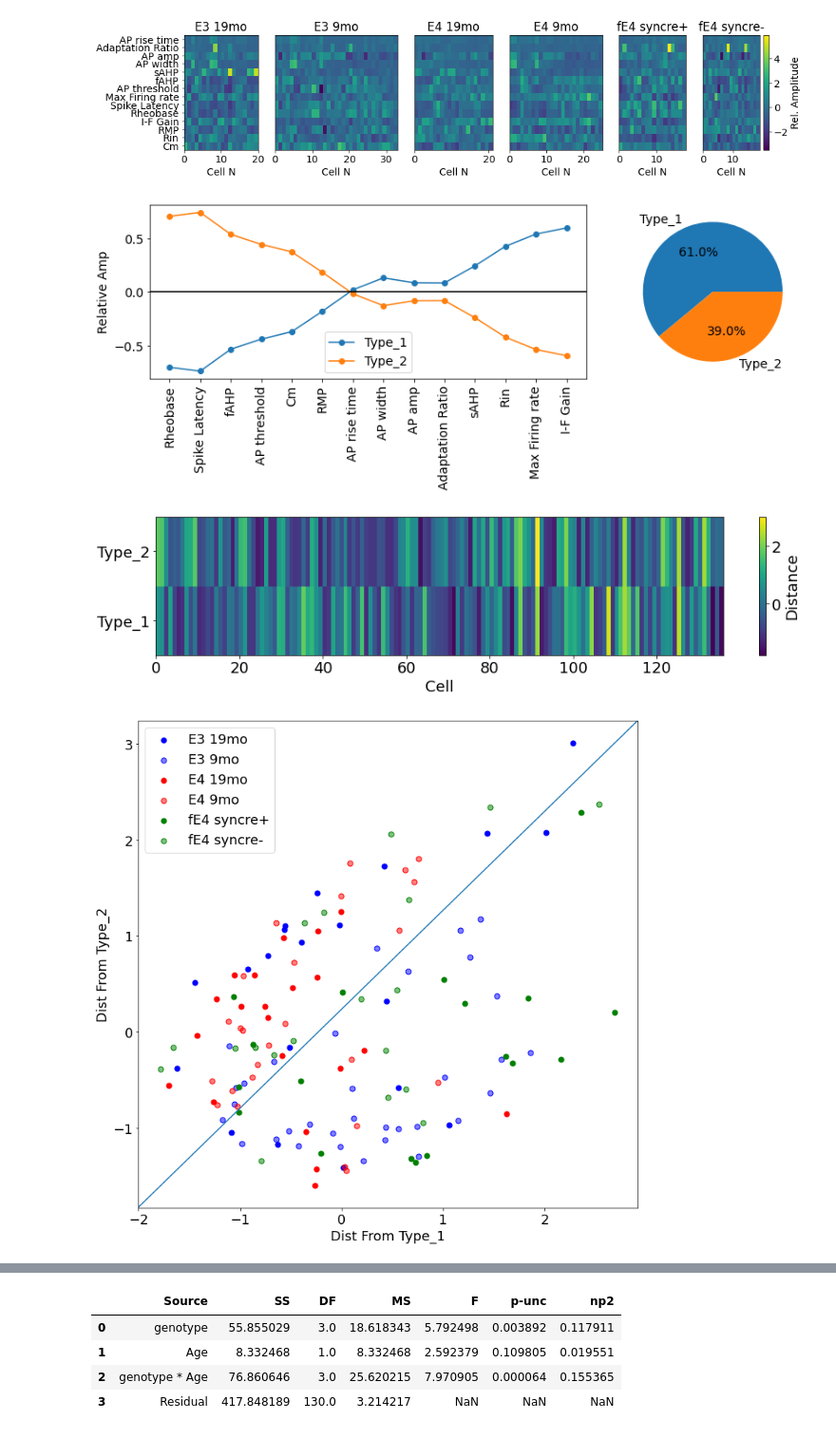
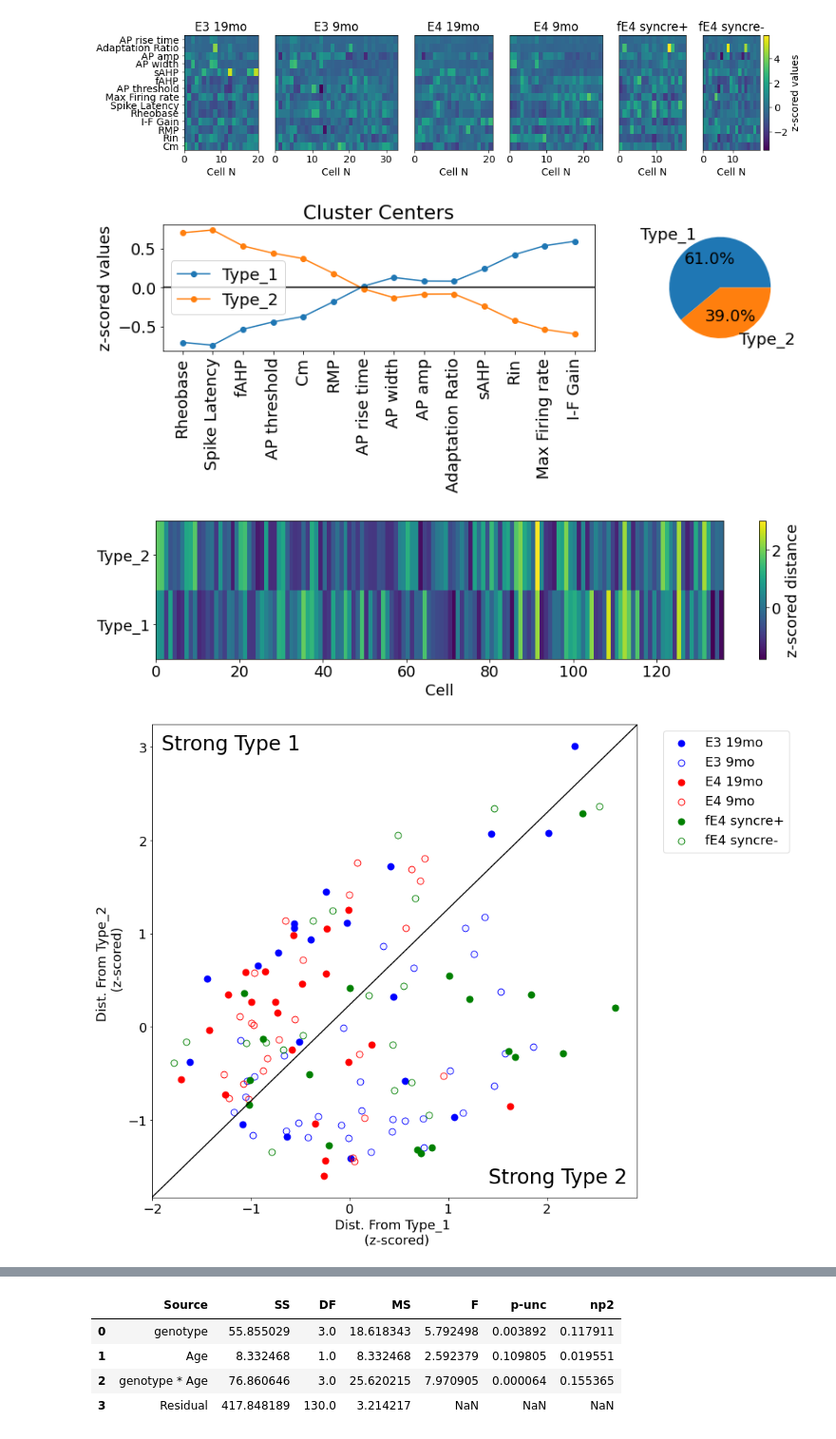
Before and after one commit to dtabuena/ApoE_Data_Clustering, a Jupyter notebook: Cluster_CA3.ipynb, the cells around one changed output, grey strips where cells are left out. Shown at 95% size. Cells and saved outputs as stored; diff of their text form; code cells hidden in the pictures.

```diff
--- a/Cluster_CA3.ipynb
+++ b/Cluster_CA3.ipynb
@@ -122,7 +125,7 @@ colors = [[0, 0, 0, 1], [0, 0, 0, alpha],
           [1, 0, 1, 1], [1, 0, 1, alpha],
           [0, .8, .8, 1], [0, .8, .8, alpha]]
 
-alpha = .5
+alpha = 0
 colors = [[0, 0, 1, 1], [0, 0, 1, alpha],
           [1, 0, 0, 1], [1, 0, 0, alpha],
           [0, 0.5, 0, 1], [0, 0.5, 0, alpha]]
@@ -134,6 +137,7 @@ fig_opt = {'dpi': 300, 'format':'png','bbox_inches':'tight'}
 ['E3 19mo', 'E3 9mo', 'E4 19mo', 'E4 9mo', 'fE4 syncre+', 'fE4 syncre-']
 # %%
 ### raw_data_map
+plt.rcParams.update({'font.size': 14})
 counts = [np.sum( [tt==t for tt in type_list]) for t in uniq_types ]
 fig, ax = plt.subplots(1,num_t,figsize = [15,3],gridspec_kw={'width_ratios': counts})
 
@@ -157,22 +161,34 @@ for ti in range(num_t):
     stop = max(is_type)-3 / len(is_type)
 
 
-plt.colorbar(c, ax=ax[ti],label='Rel. Amplitude')
+plt.colorbar(c, ax=ax[ti],label='z-scored values')
 plt.show()
 fig.savefig('Normalized_Vals_split.'+fig_opt['format'],**fig_opt)
-
-plt.rcParams.update({'font.size': 10})
 # %% [output]
 [figure]
 # %%
+
+plt.rcParams.update({'font.size': 18})
+
+plt.show()
+
+
+colors = plt.cm.viridis(np.linspace(0,1,num_t))
+alpha = .05
+colors = [[0, 0, 1, 1], [0, 0, 1, alpha],
+          [1, 0, 0, 1], [1, 0, 0, alpha],
+          [0, 0.5, 0, 1], [0, 0.5, 0, alpha]]
+
+list_colors = [colors[i] for i in type_num ]
+
+
 from sklearn.cluster import KMeans
-
 kmeans = KMeans(n_clusters=2, random_state=42).fit(data_for_fit)
 centers = kmeans.cluster_centers_.T
 distances = kmeans.transform(data_for_fit)
 
 rel_centers = (centers.T - np.mean(centers.T,axis = 0)).T
-
+################# Pie Chart and Centers
 new_cent_order = np.argsort(centers[:,0]).tolist()
 fig_clust_pie, ax = plt.subplots(1,2,figsize = [12,5], gridspec_kw={'width_ratios': [2, 1]} )
 ax[0].plot(rel_centers[new_cent_order,:],'-o')
@@ -180,8 +196,9 @@ ax[0].legend(['Type_1', 'Type_2'])
 sorted_numericals = [numericals[i] for i in new_cent_order]
 ax[0].set_xticks(np.arange(len(numericals)))
 ax[0].set_xticklabels(sorted_numericals,rotation=90)
-ax[0].set_ylabel('Relative Amp')
+ax[0].set_ylabel('z-scored values')
 ax[0].axhline(0,color='k')
+ax[0].title.set_text('Cluster Centers')
 labels = kmeans.labels_
 rel_counts = [np.mean( l == labels ) for l in range(2)]
 # print(counts)
@@ -190,6 +207,8 @@ plt.rcParams.update({'font.size': 18})
 plt.tight_layout()
 
 
+
+################# Distance heat map
 total_D = np.tile(np.sum(distances,axis=1),[2,1]).T
 closeness = np.log(total_D/distances)
 closeness = (closeness - np.mean(closeness,axis=0)) / (np.std(closeness,axis=0))
@@ -201,21 +220,26 @@ ax.set_xlabel('Cell')
 ax.set_yticks(np.arange(2)+0.5)
 ax.set_yticklabels(['Type_1', 'Type_2'])
 # ax.title.set_text('Distance')
-fig_distances.colorbar(c, ax=ax,label='Distance')
+fig_distances.colorbar(c, ax=ax,label='z-scored distance')
 fig_distances.savefig('Cells_in_Clusters.'+fig_opt['format'],**fig_opt)
 
+
+############# Combined Scatter
 fig_comb_scatter, ax = plt.subplots(1,figsize = [12,12])
 for ti in range(num_t):
     t = uniq_types[ti]
     t_colr = colors[ti]
     t_colr_edge = colors[  int(np.ceil((ti+1)/2)-1)*2 ]
     is_type = [ind for ind in range(len(type_num)) if type_num[ind]==ti]
-    ax.scatter(distances_norm[is_type,0],distances_norm[is_type,1],color=t_colr, label=t,linewidths=1,edgecolors=t_colr_edge,s=50)
-ax.legend()
+    ax.scatter(distances_norm[is_type,0],distances_norm[is_type,1],color=t_colr, label=t,linewidths=1,edgecolors=t_colr_edge,s=80)
+ax.legend(bbox_to_anchor=(1.04, 1), loc="upper left")
 # ax.legend(loc='center left', bbox_to_anchor=(1, 0.5))
-ax.set_xlabel('Dist From Type_1')
-ax.set_ylabel('Dist From Type_2')
-ax.plot([0, 1], [0, 1], transform=ax.transAxes)
+ax.set_xlabel('Dist. From Type_1 \n (z-scored)')
+ax.set_ylabel('Dist. From Type_2 \n (z-scored)')
+ax.plot([0, 1], [0, 1], transform=ax.transAxes,color='k')
+ax.text(0.98, 0.02, 'Strong Type 2',transform=ax.transAxes,ha='right',va='bottom',fontsize=28)
+ax.text(0.02, 0.98, 'Strong Type 1',transform=ax.transAxes,ha='left',va='top',fontsize=28)
+
 comb_xlim = ax.get_xlim()
 comb_ylim = ax.get_ylim()
 
@@ -228,12 +252,18 @@ for ti in range(num_t):
     t_colr_edge = colors[  int(np.ceil((ti+1)/2)-1)*2 ]
     is_type = [ind for ind in range(len(type_num)) if type_num[ind]==ti]
     axs[ti].scatter(distances_norm[is_type,0],distances_norm[is_type,1],color=t_colr, label=t,linewidths=1,edgecolors=t_colr_edge,s=50)
-    axs[ti].set_xlabel('Dist From Type_1')
-    axs[ti].set_ylabel('Dist From Type_2')
+    # axs[ti].set_xlabel('Dist. From Type_1')
+    # axs[ti].set_ylabel('Dist. From Type_2')
     axs[ti].plot([0, 1], [0, 1], transform=axs[ti].transAxes,color=[0,0,0,1])
     axs[ti].title.set_text(t)
     axs[ti].set_xlim(comb_xlim)
     axs[ti].set_ylim(comb_ylim)
+
+
+    axs[ti].set_xlabel('Type_1 Dist.',fontsize=12)
+    axs[ti].set_ylabel('Type_2 Dist.',fontsize=12)
+    axs[ti].text(0.98, 0.02, 'Strong Type 2',transform=axs[ti].transAxes,ha='right',va='bottom',fontsize=12)
+    axs[ti].text(0.02, 0.98, 'Strong Type 1',transform=axs[ti].transAxes,ha='left',va='top',fontsize=12)
 
     if plot_extras:
         is_extra = list(full_df_no_null['extra']==1)
@@ -254,37 +284,34 @@ axs = axs.T.flatten()
 for ti in range(num_t):
     t = uniq_types[ti]
     t_colr = colors[ti]
     t_colr_edge = colors[  int(np.ceil((ti+1)/2)-1)*2 ]
     is_type = [ind for ind in range(len(type_num)) if type_num[ind]==ti]
 
     score = closeness[:,1] - closeness[:,0]
 
     axs[ti].hist(score[is_type],7,color=t_colr,histtype='bar',density=True,range=(-3.25,3.25),edgecolor=t_colr_edge)
     axs[ti].title.set_text(t)
     axs[ti].axvline(0, color='k') # vertical
     axs[ti].set_ylim(0,0.65)
     axs[ti].set_ylabel('PDF')
     axs[ti].text(.95, .9, 'Type 2',transform=axs[ti].transAxes,ha='right')
     axs[ti].text(.05, .9, 'Type 1',transform=axs[ti].transAxes,ha='left')
 
     if plot_extras:
         is_extra = list(full_df_no_null['extra']==1)
         is_extra_ind = [i for i in range(len(is_extra)) if is_extra[i] ]
         both = [i for i in is_type if i in is_extra_ind]
         axs[ti].hist(score[both],10,color=t_colr,histtype='step',density=True,range=(-3.25,3.25))
 
 axs[3].set_xlabel('Residuals')
+plt.tight_layout()
 
-
-plt.rcParams.update({'font.size': 18})
-plt.tight_layout()
-plt.show()
 
 fig_clust_pie.savefig('Clusters.'+fig_opt['format'],**fig_opt)
 fig_sep_scatter.savefig('GenoType_dist_Separate.'+fig_opt['format'],**fig_opt)
 fig_comb_scatter.savefig('GenoType_dist.'+fig_opt['format'],**fig_opt)
 fig_sep_hist.savefig('GenoType_Histos.'+fig_opt['format'],**fig_opt)
 # %% [output]
-[figure, old version]
+[figure, new version]
-[figure, old version]
+[figure, new version]
-[figure, old version]
+[figure, new version]
```
Also changed, not shown: parts of 5 cells of this notebook.
